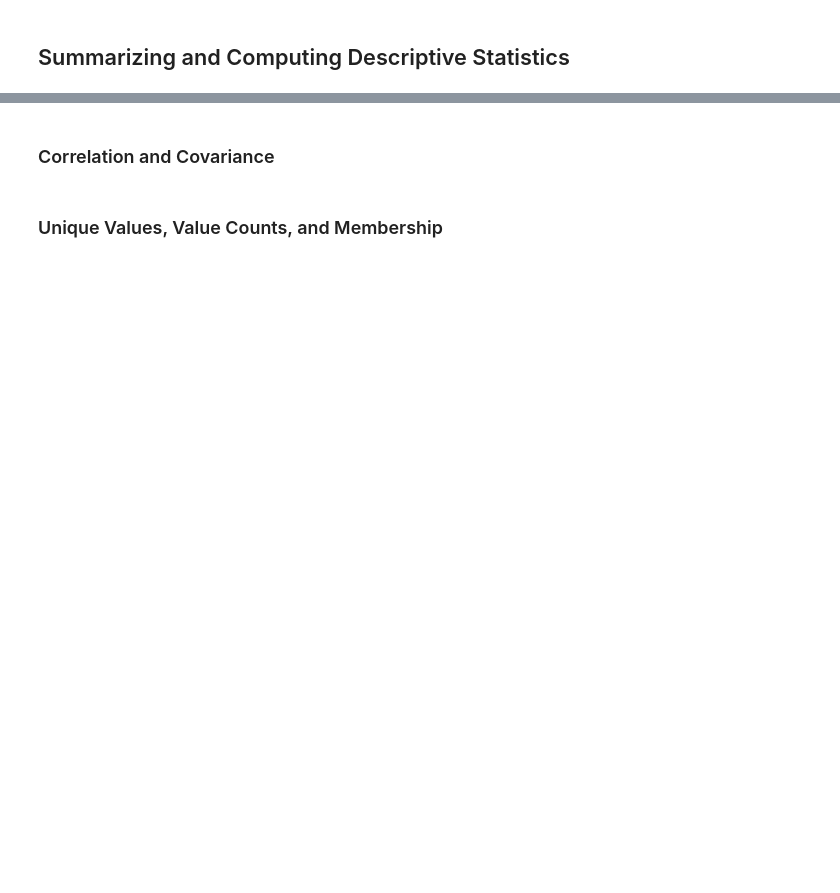
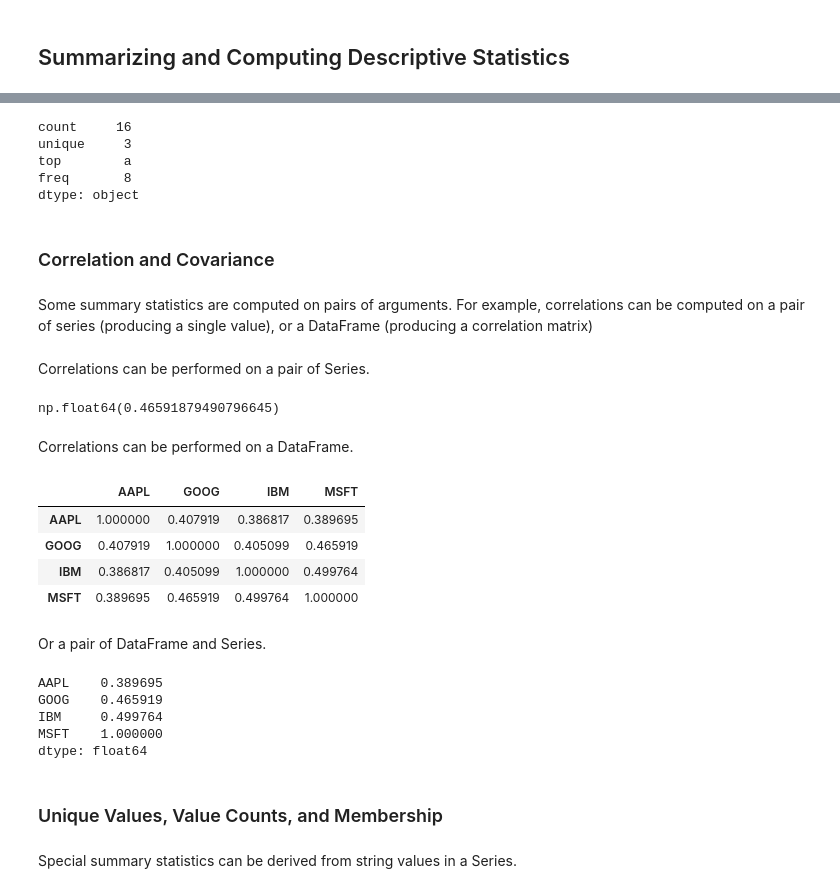
Before and after one commit to nghiaagent/2025-pydata-book, a Jupyter notebook: ipynb/chapter_5.ipynb, the cells around one changed output, grey strips where cells are left out. Drawn from its saved outputs; the diff is of its cells as text; code cells hidden in the pictures; blank space fills up the shorter version.

```diff
--- a/ipynb/chapter_5.ipynb
+++ b/ipynb/chapter_5.ipynb
@@ -680,4 +776,52 @@ df2.loc["Utah"]
+# %%
+# Describe on a series of strings
+obj = pd.Series(["a", "a", "b", "c"] * 4)
+obj.describe()
+# %% [output]
+count     16
+unique     3
+top        a
+freq       8
+dtype: object
 # %% [markdown]
 ### Correlation and Covariance
+# %% [markdown]
+Some summary statistics are computed on pairs of arguments. For example, correlations can be computed on a pair of series (producing a single value), or a DataFrame (producing a correlation matrix)
+# %%
+# Import example data
+price = pd.read_pickle("../examples/yahoo_price.pkl")
+volume = pd.read_pickle("../examples/yahoo_price.pkl")
+
+# Calculate percentage change of price
+returns = price.pct_change()
+# %% [markdown]
+Correlations can be performed on a pair of Series.
+# %%
+returns["MSFT"].corr(returns["GOOG"])
+# %% [output]
+np.float64(0.46591879490796645)
+# %% [markdown]
+Correlations can be performed on a DataFrame.
+# %%
+returns.corr()
+# %% [output]
+|  | AAPL | GOOG | IBM | MSFT |
+| AAPL | 1.000000 | 0.407919 | 0.386817 | 0.389695 |
+| GOOG | 0.407919 | 1.000000 | 0.405099 | 0.465919 |
+| IBM | 0.386817 | 0.405099 | 1.000000 | 0.499764 |
+| MSFT | 0.389695 | 0.465919 | 0.499764 | 1.000000 |
+# %% [markdown]
+Or a pair of DataFrame and Series.
+# %%
+# Same as the last column of the matrix above
+returns.corrwith(returns["MSFT"])
+# %% [output]
+AAPL    0.389695
+GOOG    0.465919
+IBM     0.499764
+MSFT    1.000000
+dtype: float64
 # %% [markdown]
 ### Unique Values, Value Counts, and Membership
+# %% [markdown]
+Special summary statistics can be derived from string values in a Series.
```
Also changed, not shown: parts of 37 cells of this notebook.
